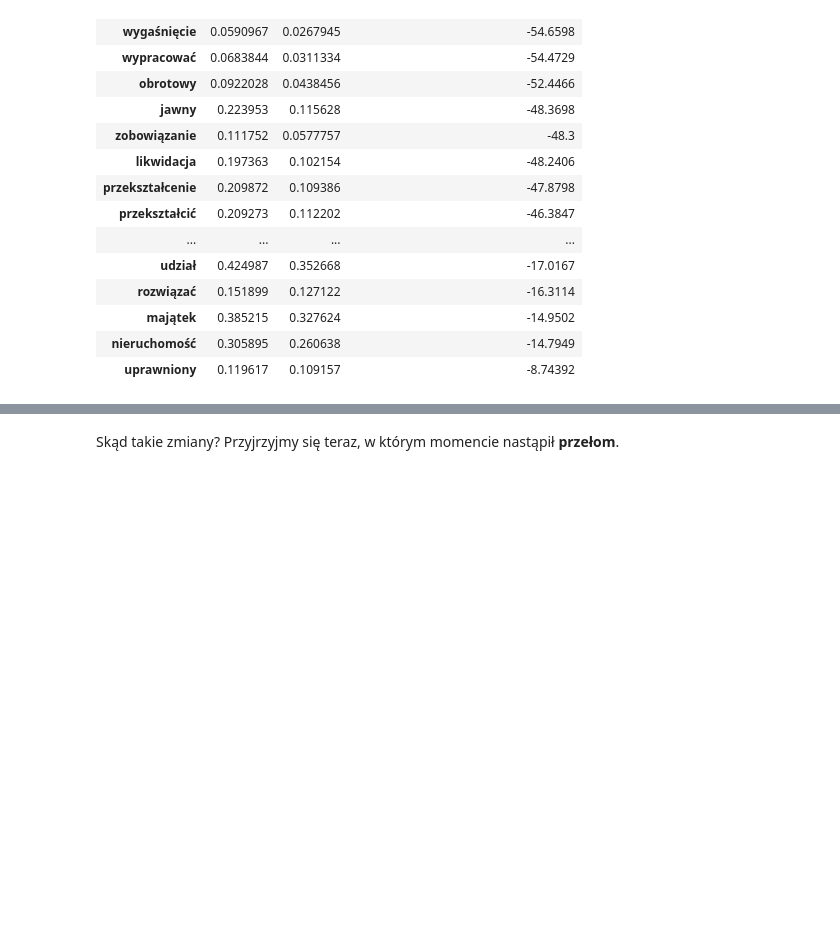
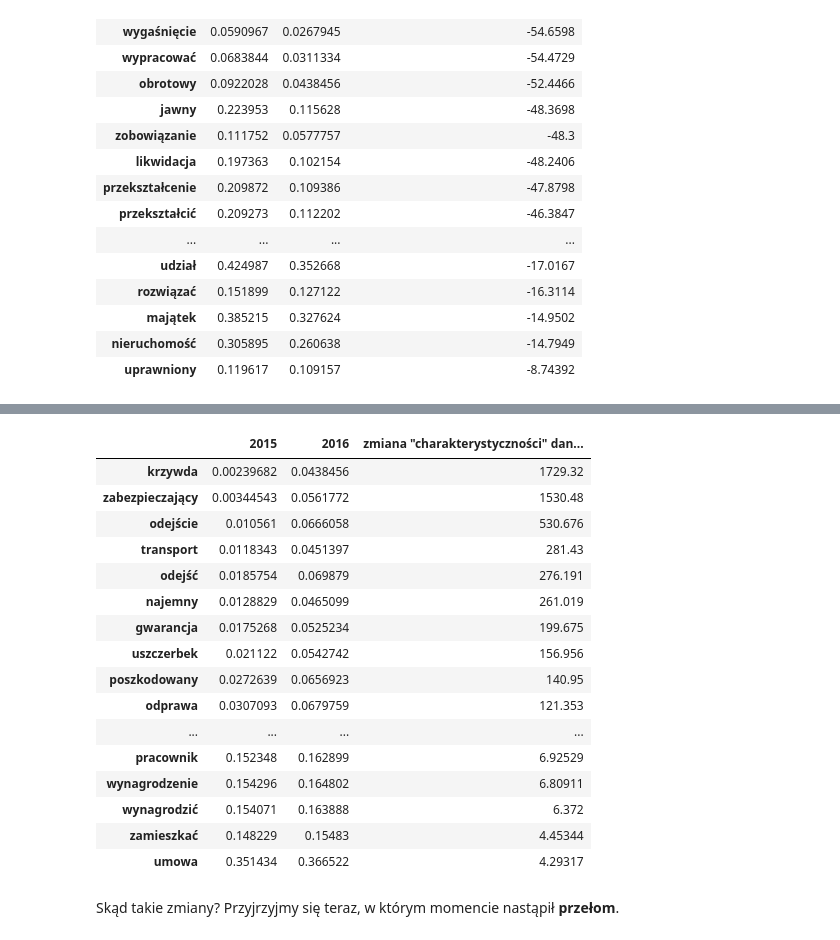
Before and after one commit to OtisRed/aleteior, a Jupyter notebook: inmemoriam/In memoriam.ipynb, the cells around one changed output, grey strips where cells are left out. Cells and saved outputs as stored; diff of their text form; code cells hidden in the pictures; blank space fills up the shorter version.

Commit message:
Polishing Tax Data Normalizer

```diff
--- a/inmemoriam/In memoriam.ipynb
+++ b/inmemoriam/In memoriam.ipynb
@@ -193,20 +193,30 @@ Słowa z grupy 2 można kategoryzować bardziej szczegółowo.
 Powyższe oznacza, że interpretacje podatkowe w 2015 r. częściej (w porównaniu z rokiem 2016 r.) __dotyczyły szeroko pojętych transakcji w obrębie prawa handlowego__ (M&A - ang. <i> Merge and Acquisition</i>). Natomiast interpretacje indywidualne charakterystyczne dla 2016 r. dotyczyły stosunków pracy ("pracowniczy", "odprawa") oraz deliktów prawa cywilnego ("zadośćuczynienie","krzywda'). Przypatrzmy się, jak zmieniła sie "waga" danych słów na przestrzeni lat 2015-2016.
 # %%
 from inmemoriam_scripts import TaxDataNormalizer as TaxDataNormalizer
+from inmemoriam_scripts import \
+    ImportantTaxWordsImporter as ImportantTaxWordsImporter
 
-important_tax_words_for_2015_and_2016 = inmemoriam_scripts.ImportantTaxWordsImporter("data/words_2015_2016.pkl")
+source_of_words = "data/words_2015_2016.pkl" # prepared after analysis
+year_one = "2015"
+year_two = "2016"
+new_label = "zmiana \"charakterystyczności\" danego słowa [w %]"
 
+tax_words_for_2015_and_2016 = ImportantTaxWordsImporter(source_of_words)
+lower_scores = tax_words_for_2015_and_2016.words_lower_fscore
 
-normalized_data_for_lower_score = inmemoriam_scripts.TaxDataNormalizer(
-                                          data_to_plot_2015_2016,
-                                          (important_tax_words_for_2015_and_2016
-                                               .words_lower_fscore),
-                                          "2016",
-                                          "2015"
-                                          ).normalize()
-(normalized_data_for_lower_score.sort_values(by="zmiana \"charakterystyczności\" danego słowa [w %]",
-                                             ascending=True)
-                                            .style.applymap(colorize.colorize))
+def changes_among_years(which_scores, data, ascending=True):
+    normalized_data_for_lower_score = TaxDataNormalizer(
+                                          data,
+                                          which_scores,
+                                          year_two,
+                                          year_one
+                                      ).normalized_data
+    plot_this = normalized_data_for_lower_score.sort_values(by=new_label,
+                                                            ascending=ascending)
+    return plot_this
+
+plot_this = changes_among_years(lower_scores, data_to_plot_2015_2016)
+plot_this.style.applymap(colorize.colorize)
 # %% [output]
 |  | 2015 | 2016 | zmiana "charakterystyczności" dan... |
 | konfuzja | 0.0619429 | 0.0255005 | -58.8323 |
@@ -256,3 +238,28 @@ normalized_data_for_greater_score = TaxDataNormalizer(
+# %%
+greater_scores = tax_words_for_2015_and_2016.words_greater_fscore
+
+plot_this = changes_among_years(greater_scores,
+                                data_to_plot_2015_2016,
+                                False)
+plot_this.style.applymap(colorize.colorize)
+# %% [output]
+|  | 2015 | 2016 | zmiana "charakterystyczności" dan... |
+| krzywda | 0.00239682 | 0.0438456 | 1729.32 |
+| zabezpieczający | 0.00344543 | 0.0561772 | 1530.48 |
+| odejście | 0.010561 | 0.0666058 | 530.676 |
+| transport | 0.0118343 | 0.0451397 | 281.43 |
+| odejść | 0.0185754 | 0.069879 | 276.191 |
+| najemny | 0.0128829 | 0.0465099 | 261.019 |
+| gwarancja | 0.0175268 | 0.0525234 | 199.675 |
+| uszczerbek | 0.021122 | 0.0542742 | 156.956 |
+| poszkodowany | 0.0272639 | 0.0656923 | 140.95 |
+| odprawa | 0.0307093 | 0.0679759 | 121.353 |
+| ... | ... | ... | ... |
+| pracownik | 0.152348 | 0.162899 | 6.92529 |
+| wynagrodzenie | 0.154296 | 0.164802 | 6.80911 |
+| wynagrodzić | 0.154071 | 0.163888 | 6.372 |
+| zamieszkać | 0.148229 | 0.15483 | 4.45344 |
+| umowa | 0.351434 | 0.366522 | 4.29317 |
 # %% [markdown]
 Skąd takie zmiany? Przyjrzyjmy się teraz, w którym momencie nastąpił __przełom__.
 # %%
```
Also changed, not shown: parts of 13 cells of this notebook, 4 other files.
